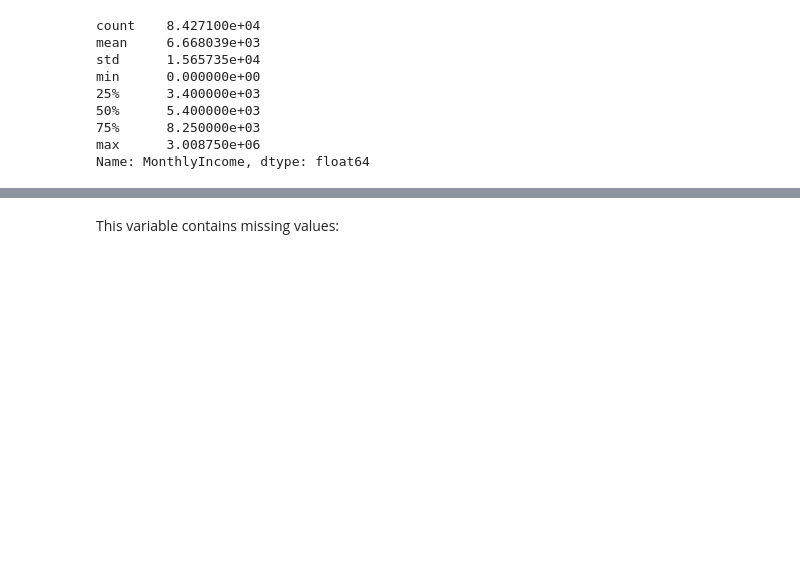
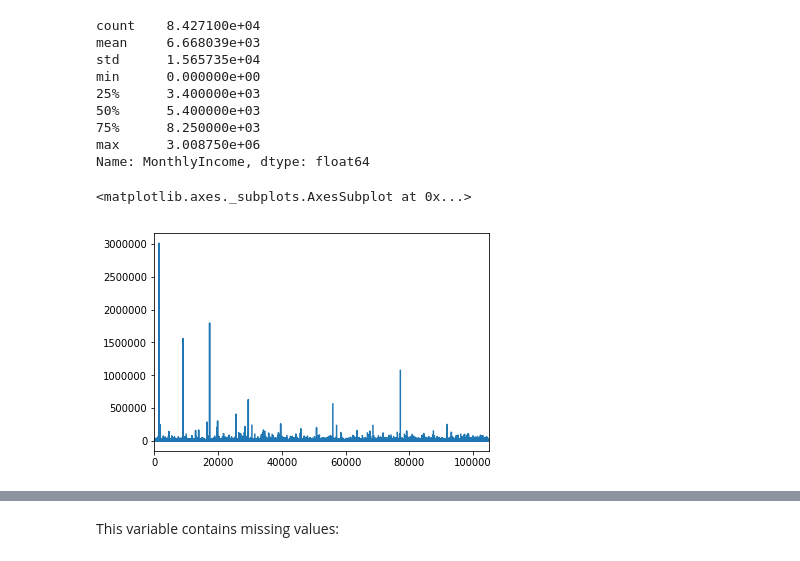
Before and after one commit to jimmyskull/kagglesp, a Jupyter notebook: GiveMeSomeCredit.ipynb, the cells around one changed output, grey strips where cells are left out. Drawn from its saved outputs; the diff is of its cells as text; code cells hidden in the pictures; blank space fills up the shorter version.

```diff
--- a/GiveMeSomeCredit.ipynb
+++ b/GiveMeSomeCredit.ipynb
@@ -642,3 +642,8 @@ min      0.000000e+00
 75%      8.250000e+03
 max      3.008750e+06
 Name: MonthlyIncome, dtype: float64
+# %%
+model_data.MonthlyIncome.plot()
+# %% [output]
+<matplotlib.axes._subplots.AxesSubplot at 0x...>
+[figure, added]
```
Also changed, not shown: parts of 21 cells of this notebook.
